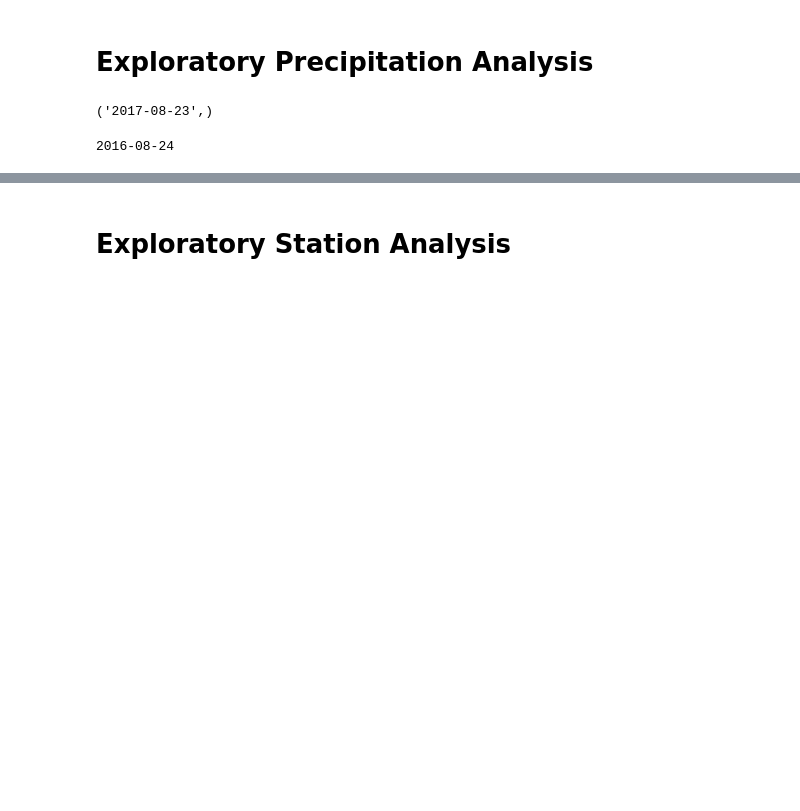
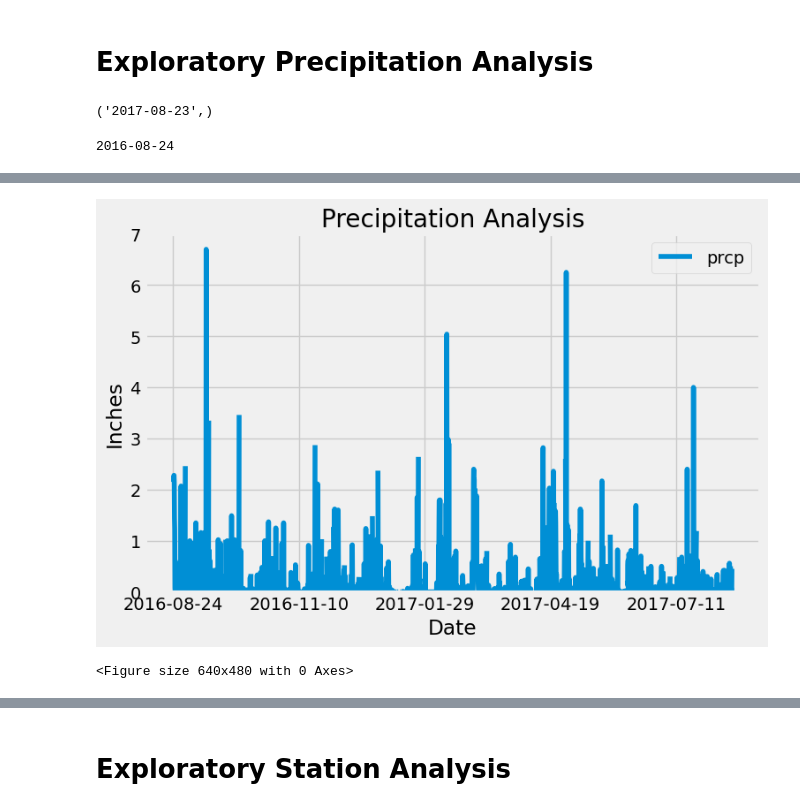
Before and after one commit to DakNewcomb/sqlalchemy_challenge, a Jupyter notebook: Starter_Code/climate_starter.ipynb, the cells around one changed output, grey strips where cells are left out. Drawn from its saved outputs; the diff is of its cells as text; code cells hidden in the pictures; blank space fills up the shorter version.

```diff
--- a/Starter_Code/climate_starter.ipynb
+++ b/Starter_Code/climate_starter.ipynb
@@ -92,2 +98,14 @@ Text(0, 0.5, 'Inches')
+# %%
+# Use Pandas Plotting with Matplotlib to plot the data
+precipitation_graph = _prcp.plot( ylim=(0,7), figsize= (8,5), title='Precipitation Analysis')
+
+precipitation_graph.set_xlabel('Date')
+precipitation_graph.set_ylabel('Inches')
+
+plt.show()
+plt.tight_layout()
+# %% [output]
+[figure, added]
+<Figure size 640x480 with 0 Axes>
 # %%
 # Use Pandas to calculate the summary statistics for the precipitation data
```
Also changed, not shown: parts of 10 cells of this notebook, 1 other file.
